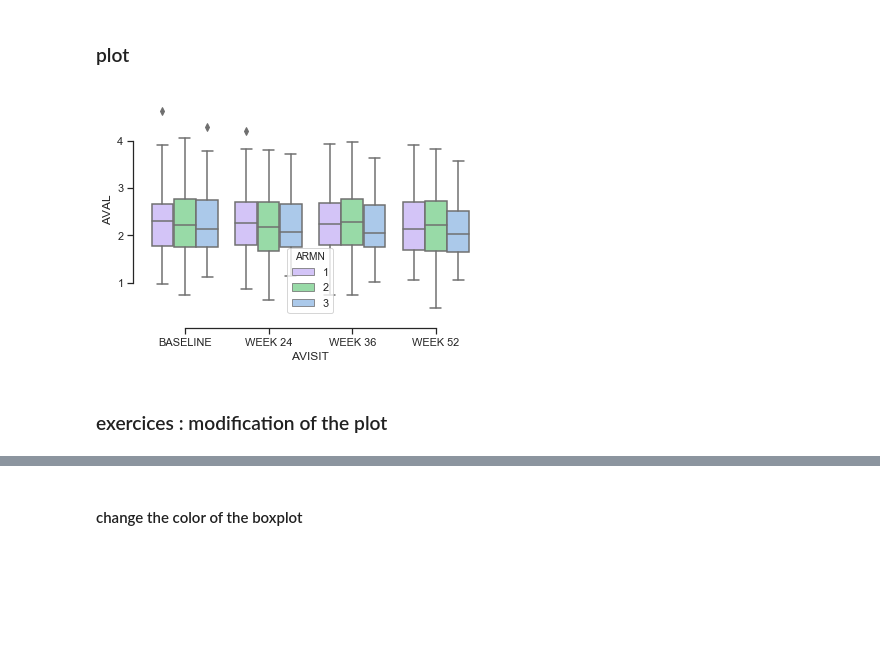
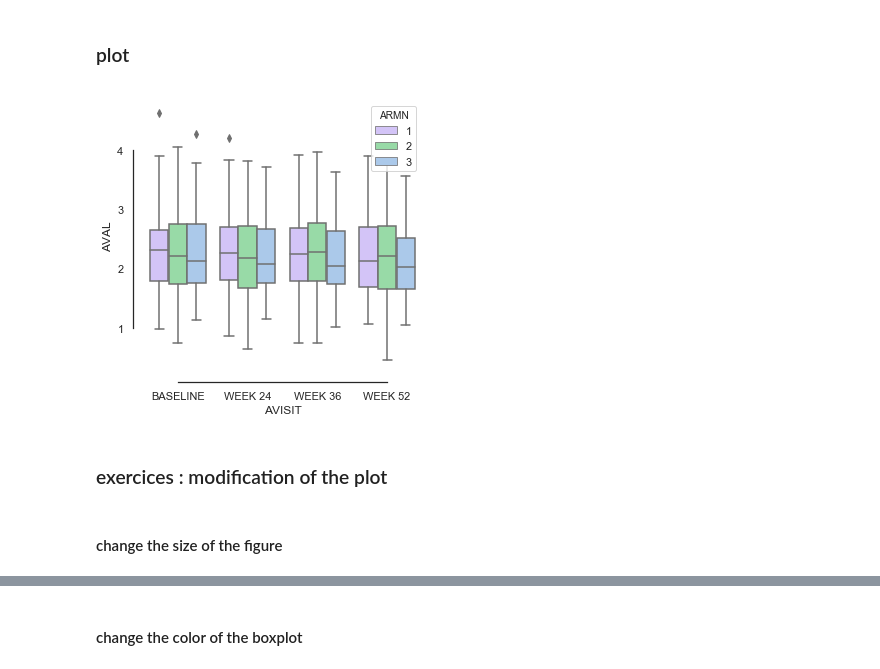
Before and after one commit to SophieRa/Formation-PYTHON, a Jupyter notebook: course_1.ipynb, the cells around one changed output, grey strips where cells are left out. Saved outputs shown, nothing was run; the diff lists cells and outputs as text; code cells hidden in the pictures; blank space fills up the shorter version.

Commit message:
Add files via upload
avancées sur les options du boxplot

```diff
--- a/course_1.ipynb
+++ b/course_1.ipynb
@@ -192,15 +194,21 @@ test4 = test3.reset_index()
 ### plot
 # %%
 import seaborn as sns
+import matplotlib.pyplot as plt
 
-sns.set(style="ticks", palette="pastel")
+plt.figure(figsize=(5,5)) #changing the size of the figure
 
-# Draw a nested boxplot to show bills by day and time
+sns.set(style="white", palette="pastel") #changing the style and color of the figure
+
+# Draw a nested boxplot to show response vs. time
 sns.boxplot(x="AVISIT", y="AVAL",
             hue="ARMN", palette=["m", "g", "b"],
             data=test4)
-sns.despine(offset=10, trim=True)
+sns.despine(offset=10, trim=True) #axes the style and color of the figure
+plt.show()
 # %% [output]
-[figure, old version]
+[figure, new version]
 # %% [markdown]
 ### exercices : modification of the plot
+# %% [markdown]
+#### change the size of the figure
```
Also changed, not shown: parts of 16 cells of this notebook.
